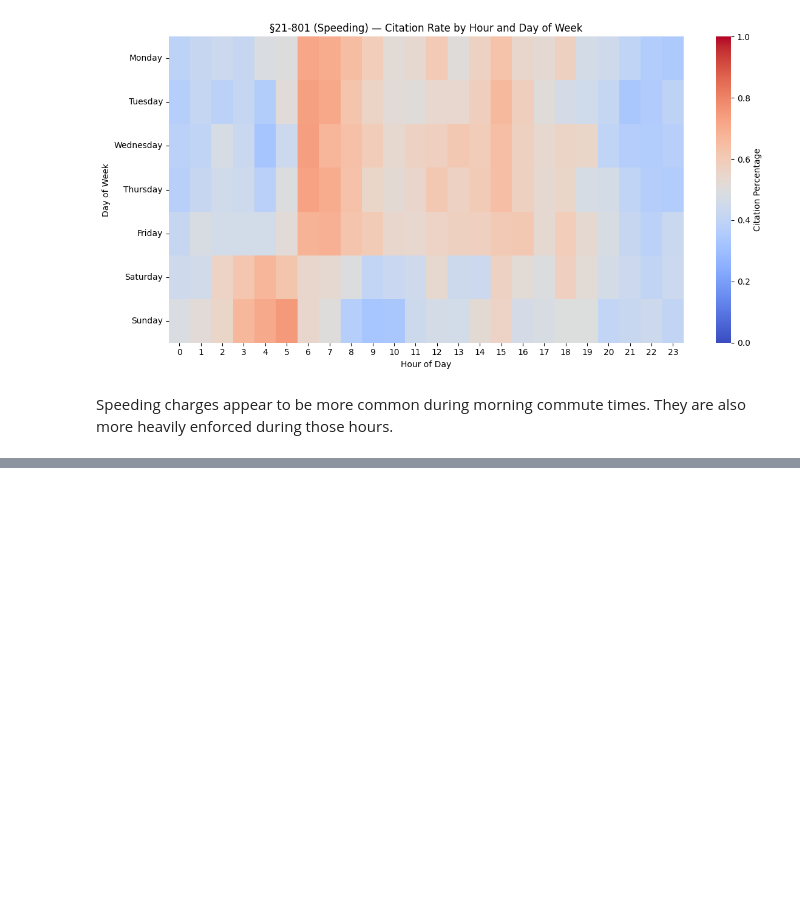
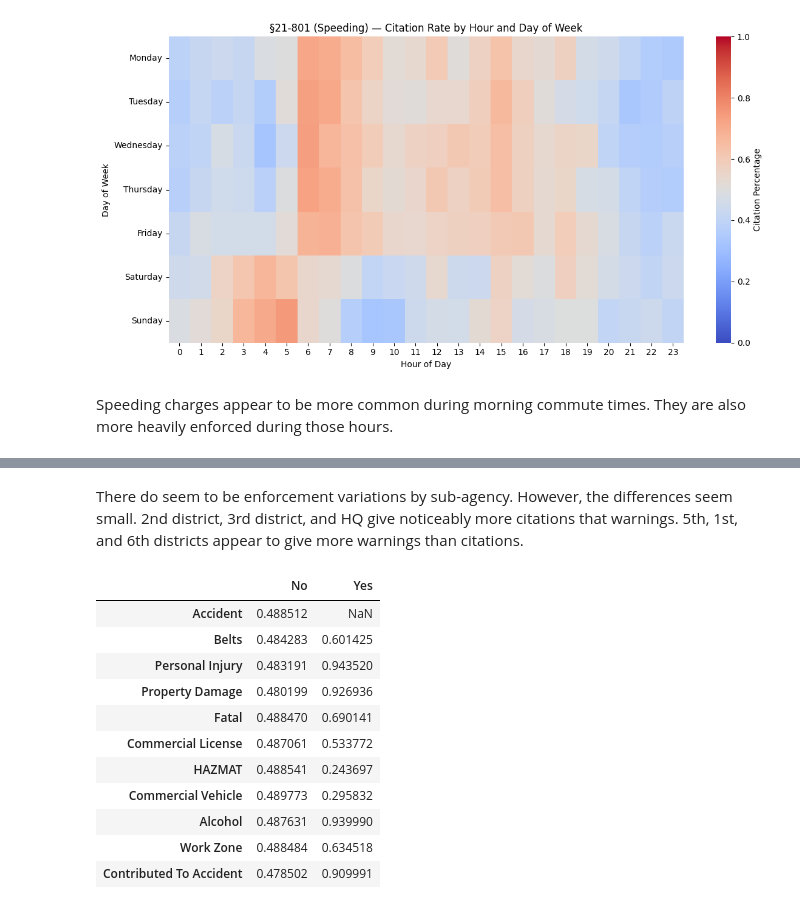
Before and after one commit to jeremiahliao/traffic-citation-predictor, a Jupyter notebook: eda/eda.ipynb, the cells around one changed output, grey strips where cells are left out. Cells and saved outputs as stored; diff of their text form; code cells hidden in the pictures; blank space fills up the shorter version.

```diff
--- a/eda/eda.ipynb
+++ b/eda/eda.ipynb
@@ -564,0 +608,32 @@ Speeding charges appear to be more common during morning commute times. They are
+# %% [markdown]
+There do seem to be enforcement variations by sub-agency. However, the differences seem small. 2nd district, 3rd district, and HQ give noticeably more citations that warnings. 5th, 1st, and 6th districts appear to give more warnings than citations.
+# %%
+bool_cols = ["Accident", "Belts", "Personal Injury", "Property Damage", "Fatal", "Commercial License", "HAZMAT", "Commercial Vehicle", "Alcohol", "Work Zone", "Contributed To Accident"]
+
+results = {}
+
+for col in bool_cols:
+    tmp = df[df[col].notna()].copy()
+    tmp[col] = tmp[col].astype(str)
+
+    rate = (
+        tmp.groupby(col)["Violation Type"]
+        .apply(lambda x: (x == "Citation").mean())
+    )
+
+    results[col] = rate.to_dict()
+
+pd.DataFrame(results).T
+# %% [output]
+|  | No | Yes |
+| Accident | 0.488512 | NaN |
+| Belts | 0.484283 | 0.601425 |
+| Personal Injury | 0.483191 | 0.943520 |
+| Property Damage | 0.480199 | 0.926936 |
+| Fatal | 0.488470 | 0.690141 |
+| Commercial License | 0.487061 | 0.533772 |
+| HAZMAT | 0.488541 | 0.243697 |
+| Commercial Vehicle | 0.489773 | 0.295832 |
+| Alcohol | 0.487631 | 0.939990 |
+| Work Zone | 0.488484 | 0.634518 |
+| Contributed To Accident | 0.478502 | 0.909991 |
```
Also changed, not shown: parts of 5 cells of this notebook.
